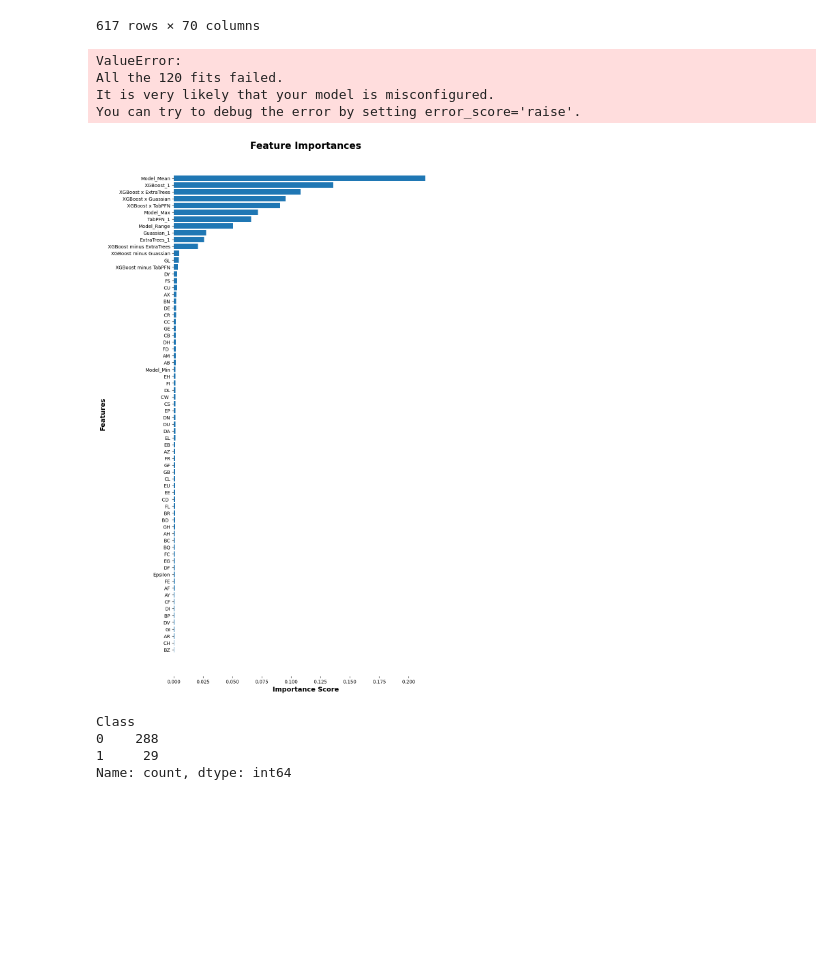
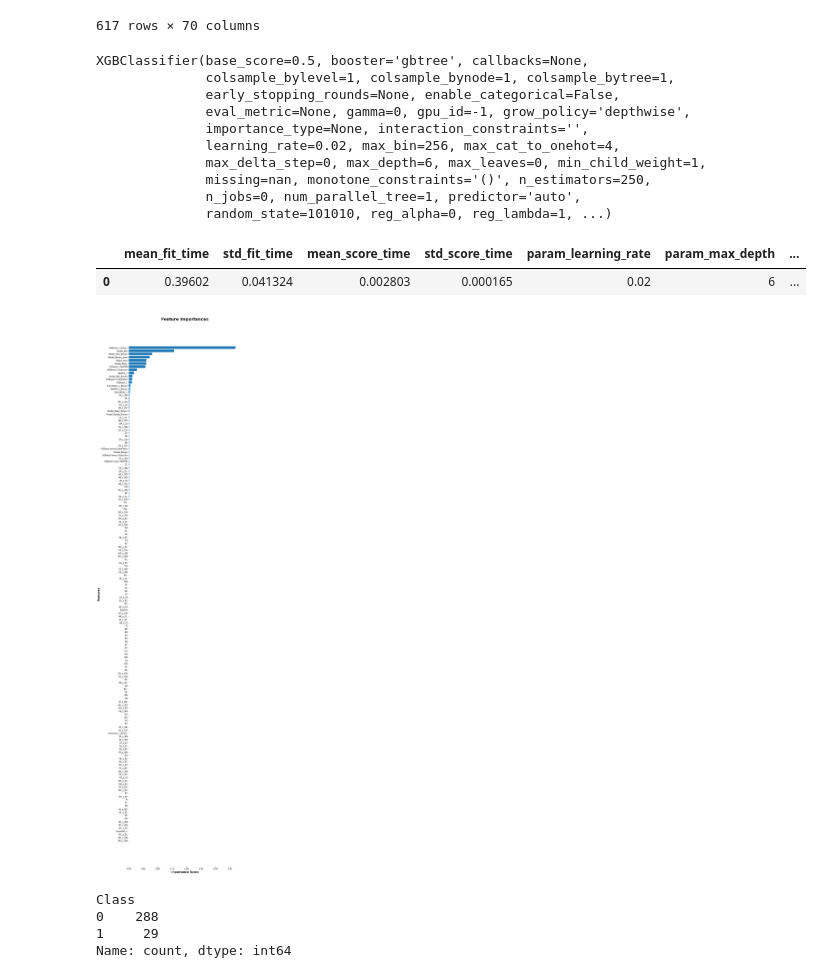
Before and after one commit to ClayGendron/icr-identify-age-related-conditions-kaggle, a Jupyter notebook: icr-gendron-2.ipynb, the cells around one changed output. Cells and saved outputs as stored; diff of their text form; code cells hidden in the pictures; blank space fills up the shorter version.

```diff
--- a/icr-gendron-2.ipynb
+++ b/icr-gendron-2.ipynb
@@ -206,17 +233 @@ meta_df['Model_Range'] = meta_df['Model_Max'] - meta_df['Model_Min']
 X_train_meta = pd.concat([X_train, meta_df], axis = 1)
-# %%
-meta_df.sort_index(inplace = True)
-
-meta_df['Model_Min'] = meta_df.min(axis = 1)
-meta_df['Model_Max'] = meta_df.max(axis = 1)
-meta_df['Model_Mean'] = meta_df.mean(axis = 1)
-meta_df['Model_Range'] = meta_df['Model_Max'] - meta_df['Model_Min']
-
-meta_df['XGBoost minus TabPFN'] = meta_df['XGBoost_1'] - meta_df['TabPFN_1']
-meta_df['XGBoost minus ExtraTrees'] = meta_df['XGBoost_1'] - meta_df['ExtraTrees_1']
-meta_df['XGBoost minus Guassian'] = meta_df['XGBoost_1'] - meta_df['Guassian_1']
-meta_df['XGBoost x TabPFN'] = meta_df['XGBoost_1'] * meta_df['TabPFN_1']
-meta_df['XGBoost x ExtraTrees'] = meta_df['XGBoost_1'] * meta_df['ExtraTrees_1']
-meta_df['XGBoost x Guassian'] = meta_df['XGBoost_1'] * meta_df['Guassian_1']
-
-X_train_meta = pd.concat([X_train, meta_df], axis = 1)
@@ -285,5 +375,3 @@ Index(['AB', 'AF', 'AH', 'AM', 'AR', 'AX', 'AY', 'AZ', 'BC', 'BD ', 'BN', 'BP',
-# %%
-X_train_meta.drop(columns = ['Average Squared Error'], inplace = True)
 # %%
 def classify_error_types(row):
     if (row['Average Squared Error'] > 0.25) & (row['Class'] == 0):
@@ -377,3 +465,5 @@ tsne_df['TSNE Category'] = tsne_df.apply(tsne_neighbor_category, axis = 1)
 y_train_tsne = tsne_df['TSNE Category']
 # %% [markdown]
 # Final Predictions
+# %%
+X_train_meta_test = pd.concat([X_train_meta, X_train_inter], axis = 1)
@@ -382,14 +488,14 @@ xtree = ExtraTreesClassifier(random_state = random_seed)
 
 parameters = {
     'criterion': ['log_loss'],
-    'n_estimators': [250],
-    'max_depth': [12],
-    'max_features': [0.5],
+    'n_estimators': [50, 100, 250],
+    'max_depth': [3],
+    'max_features': [0.5, 1]
 
 }
 
-grid_obj = GridSearchCV(xtree, parameters, scoring = balanced_log_loss_scorer , cv = 5)
-grid_obj = grid_obj.fit(X_train_meta, y_train_class)
+grid_obj = GridSearchCV(xtree, parameters, scoring = balanced_log_loss_scorer , cv = 3)
+grid_obj = grid_obj.fit(X_train_meta_test, y_train_class)
 xtree = grid_obj.best_estimator_
-xtree.fit(X_train_meta, y_train_class)
+xtree.fit(X_train_meta_test, y_train_class)
 # %% [output]
@@ -449,37 +572,44 @@ xgboost = XGBClassifier(random_state = random_seed)
 
 parameters = {
     'n_estimators': [250],
-    'max_depth': [3, 6],
-    'learning_rate': [0.01, 0.05, 0.1],
-    'gamma': [0, 0.1],
-    'reg_lambda': [1, 2],
-    'subsample': [0.5],
-    'colsample_bytree': [1],
-    'colsample_bylevel': [1],
-    'colsample_bynode': [1]
+    'max_depth': [6],
+    'learning_rate': [0.02]
 }
 
-grid_obj = GridSearchCV(xgboost, parameters, scoring = 'neg_log_loss', cv = 5)
+grid_obj = GridSearchCV(xgboost, parameters, scoring = balanced_log_loss_scorer, cv = 5)
 grid_obj = grid_obj.fit(X_train_meta, y_train_class)
 xgb = grid_obj.best_estimator_
 xgb.fit(X_train_meta, y_train_class)
 # %% [output]
-ValueError:
-All the 120 fits failed.
-It is very likely that your model is misconfigured.
-You can try to debug the error by setting error_score='raise'.
+XGBClassifier(base_score=0.5, booster='gbtree', callbacks=None,
+              colsample_bylevel=1, colsample_bynode=1, colsample_bytree=1,
+              early_stopping_rounds=None, enable_categorical=False,
+              eval_metric=None, gamma=0, gpu_id=-1, grow_policy='depthwise',
+              importance_type=None, interaction_constraints='',
+              learning_rate=0.02, max_bin=256, max_cat_to_onehot=4,
+              max_delta_step=0, max_depth=6, max_leaves=0, min_child_weight=1,
+              missing=nan, monotone_constraints='()', n_estimators=250,
+              n_jobs=0, num_parallel_tree=1, predictor='auto',
+              random_state=101010, reg_alpha=0, reg_lambda=1, ...)
+# %%
+results = pd.DataFrame(grid_obj.cv_results_)
+results.sort_values('rank_test_score', inplace = True)
+results
+# %% [output]
+|  | mean_fit_time | std_fit_time | mean_score_time | std_score_time | param_learning_rate | param_max_depth | ... |
+| 0 | 0.39602 | 0.041324 | 0.002803 | 0.000165 | 0.02 | 6 | ... |
 # %%
-importances = pd.Series(xtree.feature_importances_, index = X_train_meta.columns).sort_values(ascending = True)
+importances = pd.Series(xtree.feature_importances_, index = X_train_meta_test.columns).sort_values(ascending = True)
 
-plt.figure(figsize = (10, 20))
+plt.figure(figsize = (10, 50))
 plt.title('Feature Importances', fontdict = font_dict_header)
 plt.box(False)
 plt.barh(importances.index, importances.values)
 plt.xlabel('Importance Score', fontdict = font_dict_axistitle)
 plt.ylabel('Features', fontdict = font_dict_axistitle)
 plt.show()
 # %% [output]
-[figure, old version]
+[figure, new version]
 # %%
 train_df[y_train_tsne == 0]['Class'].value_counts()
 # %% [output]
```
Also changed, not shown: parts of 27 cells of this notebook, 5 other files.
